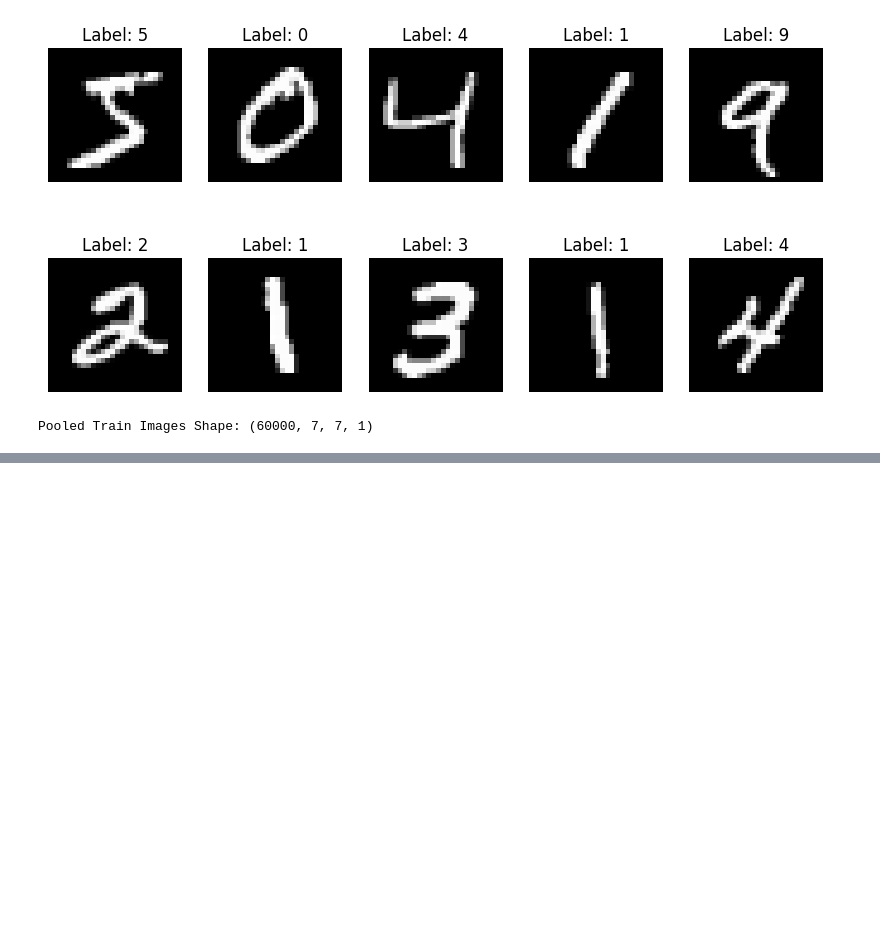
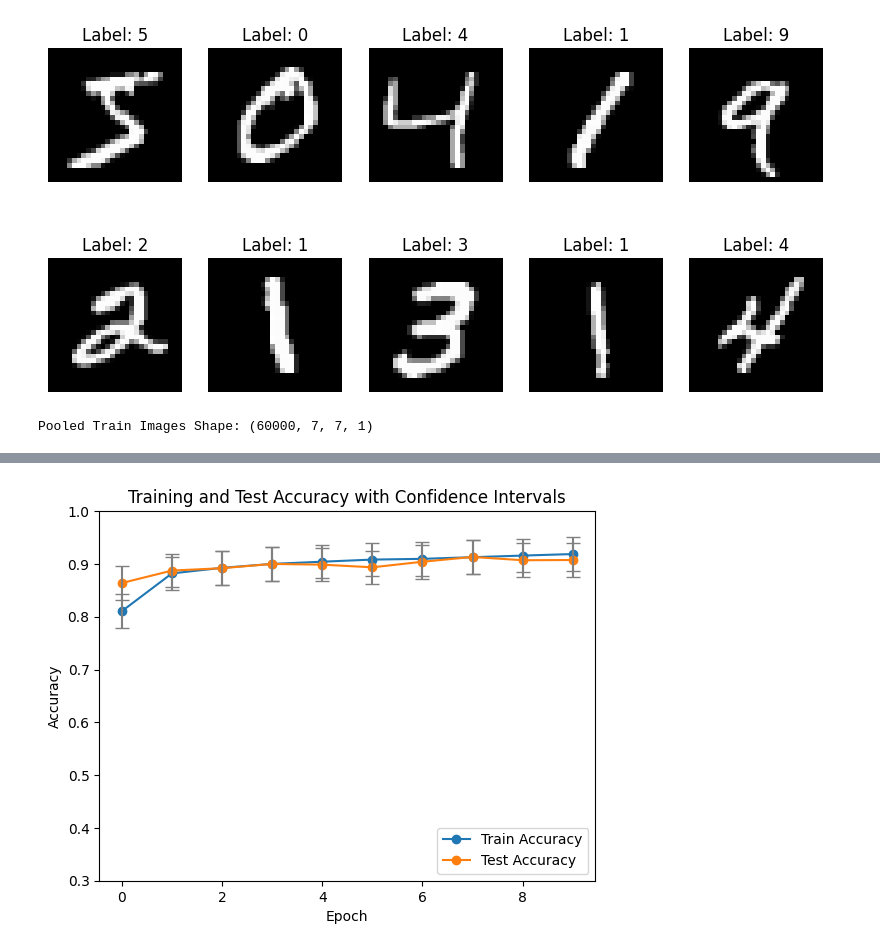
Before and after one commit to dreambigzhang/CNN-SVM-on-MNIST, a Jupyter notebook: CNNDigitMnist.ipynb, the cells around one changed output, grey strips where cells are left out. Saved outputs shown, nothing was run; the diff lists cells and outputs as text; code cells hidden in the pictures; blank space fills up the shorter version.

```diff
--- a/CNNDigitMnist.ipynb
+++ b/CNNDigitMnist.ipynb
@@ -159,0 +193,22 @@ print(f'95% Confidence interval for accuracy: [{lower_confidence}, {upper_confid
+# %%
+
+
+# Assume upper_bound and lower_bound are scalar values
+
+# Plot training and test accuracy
+plt.plot(history.history['accuracy'], label='Train Accuracy', marker='o')
+plt.plot(history.history['val_accuracy'], label='Test Accuracy', marker='o')
+plt.xlabel('Epoch')
+plt.ylabel('Accuracy')
+plt.ylim([0.3, 1])
+plt.legend(loc='lower right')
+
+# Plot confidence intervals
+for epoch, (train_acc, test_acc) in enumerate(zip(history.history['accuracy'], history.history['val_accuracy'])):
+    plt.errorbar(epoch, train_acc, yerr=margin_of_error, fmt='none', ecolor='gray', capsize=5)
+    plt.errorbar(epoch, test_acc, yerr=margin_of_error, fmt='none', ecolor='gray', capsize=5)
+
+plt.title('Training and Test Accuracy with Confidence Intervals')
+plt.show()
+# %% [output]
+[figure, added]
```
Also changed, not shown: parts of 6 cells of this notebook, 1 other file.
